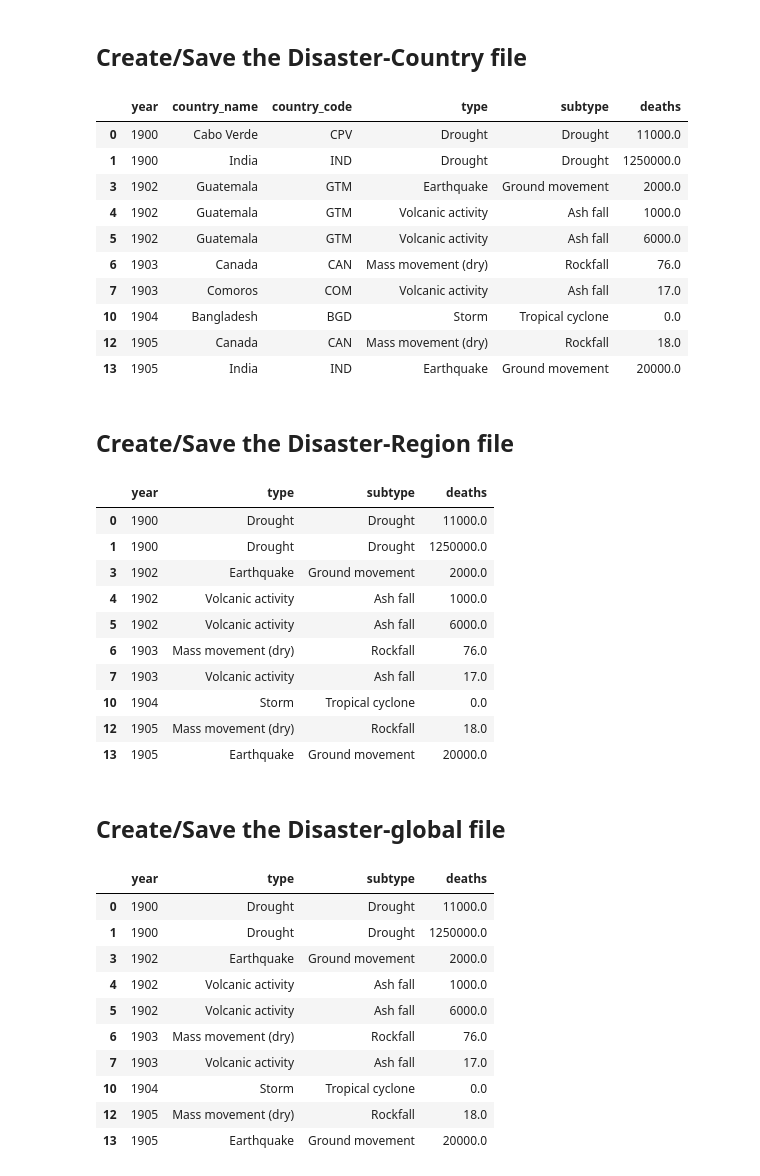
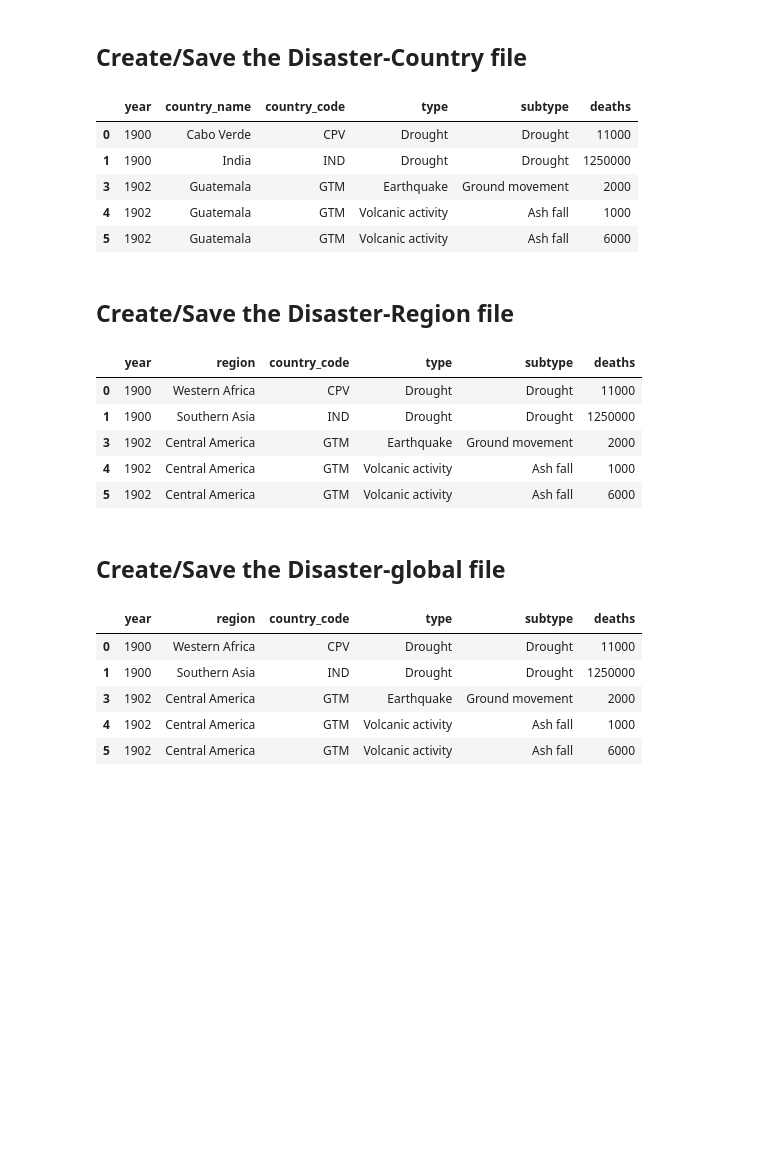
Before and after one commit to lukiwieser/natural-disasters-and-climate-change, a Jupyter notebook: disaster-formatting.ipynb, the cells around one changed output. Cells and saved outputs as stored; diff of their text form; code cells hidden in the pictures; blank space fills up the shorter version.

Commit message:
Add function to create subdirectories, Fix an issue where the index is saved to the processed dataframes + some minor changes

```diff
--- a/disaster-formatting.ipynb
+++ b/disaster-formatting.ipynb
@@ -198,3 +204,5 @@ dis_all[['deaths']] = dis_all[['deaths']].fillna(value=0)
+# %%
+dis_all["deaths"] = dis_all["deaths"].astype(int)
 # %% [markdown]
 ## ISO-Codes
 
@@ -492,37 +513,27 @@ dis_country.to_csv(filepath_country)
 # %%
-dis_country.head(10)
+dis_country.head()
 # %% [output]
 |  | year | country_name | country_code | type | subtype | deaths |
-| 0 | 1900 | Cabo Verde | CPV | Drought | Drought | 11000.0 |
-| 1 | 1900 | India | IND | Drought | Drought | 1250000.0 |
-| 3 | 1902 | Guatemala | GTM | Earthquake | Ground movement | 2000.0 |
-| 4 | 1902 | Guatemala | GTM | Volcanic activity | Ash fall | 1000.0 |
-| 5 | 1902 | Guatemala | GTM | Volcanic activity | Ash fall | 6000.0 |
-| 6 | 1903 | Canada | CAN | Mass movement (dry) | Rockfall | 76.0 |
-| 7 | 1903 | Comoros | COM | Volcanic activity | Ash fall | 17.0 |
-| 10 | 1904 | Bangladesh | BGD | Storm | Tropical cyclone | 0.0 |
-| 12 | 1905 | Canada | CAN | Mass movement (dry) | Rockfall | 18.0 |
-| 13 | 1905 | India | IND | Earthquake | Ground movement | 20000.0 |
+| 0 | 1900 | Cabo Verde | CPV | Drought | Drought | 11000 |
+| 1 | 1900 | India | IND | Drought | Drought | 1250000 |
+| 3 | 1902 | Guatemala | GTM | Earthquake | Ground movement | 2000 |
+| 4 | 1902 | Guatemala | GTM | Volcanic activity | Ash fall | 1000 |
+| 5 | 1902 | Guatemala | GTM | Volcanic activity | Ash fall | 6000 |
 # %% [markdown]
 ## Create/Save the Disaster-Region file
 # %%
-dis_region_col_names = ["year", "region_name", "region_code", "iso", "type", "subtype", "deaths"]
+dis_region_col_names = ["year", "region", "country_code", "type", "subtype", "deaths"]
 dis_region = dis_all.filter(items=dis_region_col_names)
-dis_region.to_csv(filepath_region)
+dis_region.to_csv(filepath_region, index=False)
 # %%
-dis_region.head(10)
+dis_region.head()
 # %% [output]
-|  | year | type | subtype | deaths |
-| 0 | 1900 | Drought | Drought | 11000.0 |
-| 1 | 1900 | Drought | Drought | 1250000.0 |
-| 3 | 1902 | Earthquake | Ground movement | 2000.0 |
-| 4 | 1902 | Volcanic activity | Ash fall | 1000.0 |
-| 5 | 1902 | Volcanic activity | Ash fall | 6000.0 |
-| 6 | 1903 | Mass movement (dry) | Rockfall | 76.0 |
-| 7 | 1903 | Volcanic activity | Ash fall | 17.0 |
-| 10 | 1904 | Storm | Tropical cyclone | 0.0 |
-| 12 | 1905 | Mass movement (dry) | Rockfall | 18.0 |
-| 13 | 1905 | Earthquake | Ground movement | 20000.0 |
+|  | year | region | country_code | type | subtype | deaths |
+| 0 | 1900 | Western Africa | CPV | Drought | Drought | 11000 |
+| 1 | 1900 | Southern Asia | IND | Drought | Drought | 1250000 |
+| 3 | 1902 | Central America | GTM | Earthquake | Ground movement | 2000 |
+| 4 | 1902 | Central America | GTM | Volcanic activity | Ash fall | 1000 |
+| 5 | 1902 | Central America | GTM | Volcanic activity | Ash fall | 6000 |
 # %% [markdown]
 ## Create/Save the Disaster-global file
 # %%
@@ -532,14 +543,9 @@ dis_global.to_csv(filepath_global)
 # %%
-dis_region.head(10)
+dis_region.head()
 # %% [output]
-|  | year | type | subtype | deaths |
-| 0 | 1900 | Drought | Drought | 11000.0 |
-| 1 | 1900 | Drought | Drought | 1250000.0 |
-| 3 | 1902 | Earthquake | Ground movement | 2000.0 |
-| 4 | 1902 | Volcanic activity | Ash fall | 1000.0 |
-| 5 | 1902 | Volcanic activity | Ash fall | 6000.0 |
-| 6 | 1903 | Mass movement (dry) | Rockfall | 76.0 |
-| 7 | 1903 | Volcanic activity | Ash fall | 17.0 |
-| 10 | 1904 | Storm | Tropical cyclone | 0.0 |
-| 12 | 1905 | Mass movement (dry) | Rockfall | 18.0 |
-| 13 | 1905 | Earthquake | Ground movement | 20000.0 |
+|  | year | region | country_code | type | subtype | deaths |
+| 0 | 1900 | Western Africa | CPV | Drought | Drought | 11000 |
+| 1 | 1900 | Southern Asia | IND | Drought | Drought | 1250000 |
+| 3 | 1902 | Central America | GTM | Earthquake | Ground movement | 2000 |
+| 4 | 1902 | Central America | GTM | Volcanic activity | Ash fall | 1000 |
+| 5 | 1902 | Central America | GTM | Volcanic activity | Ash fall | 6000 |
```
Also changed, not shown: parts of 9 cells of this notebook, 4 other files.
